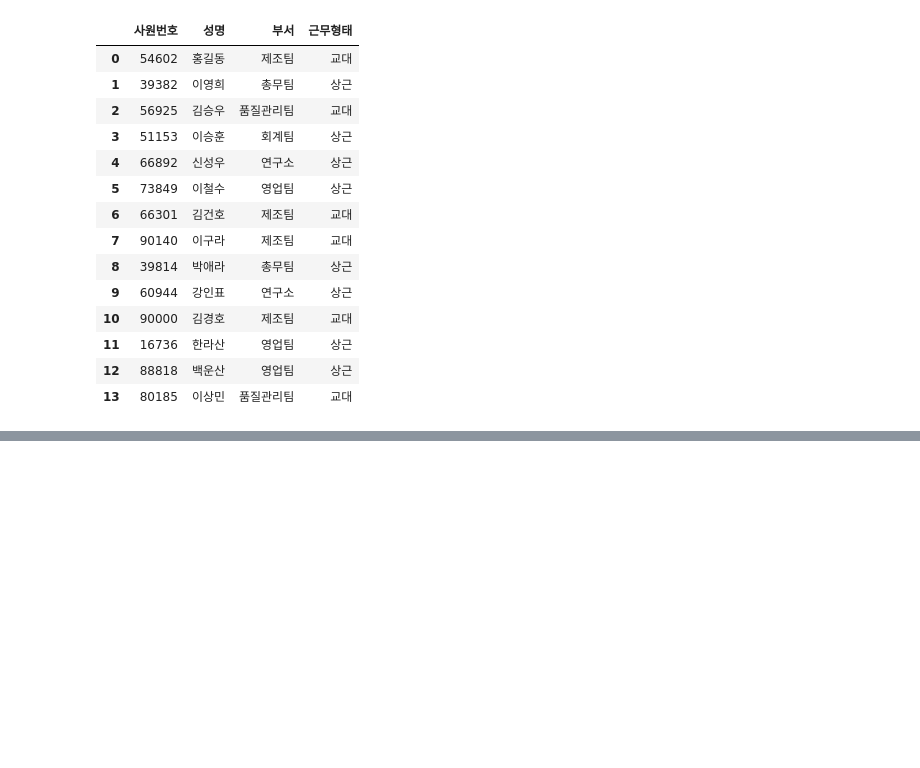
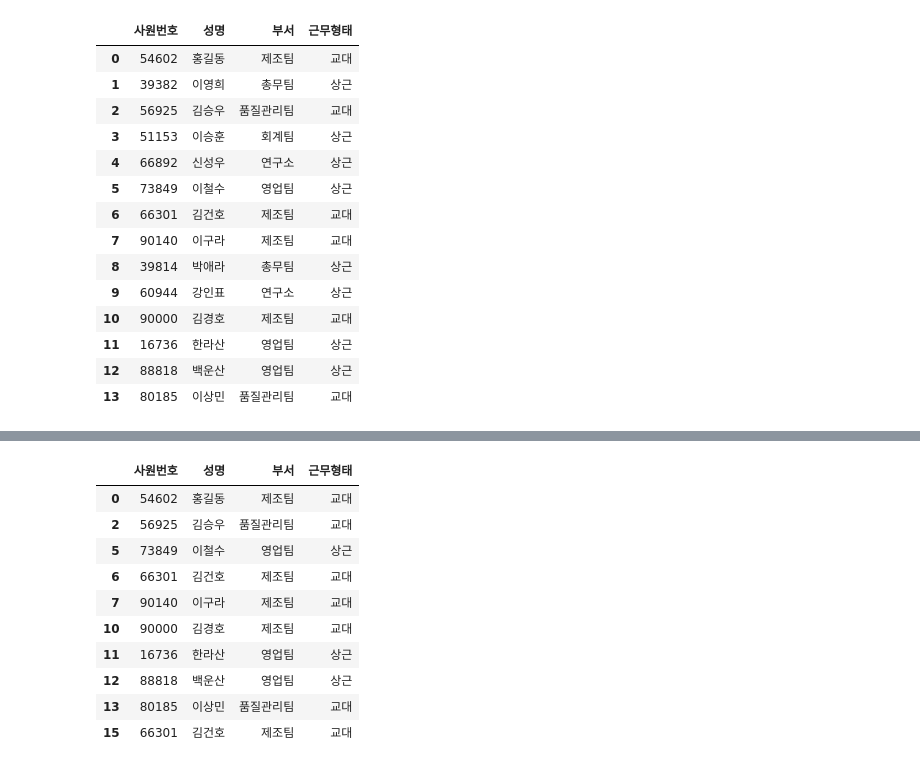
Before and after one commit to eunzzae/python_study, a Jupyter notebook: 230430_Python_연습_5.1 동적 배열 함수.ipynb, the cells around one changed output, grey strips where cells are left out. Saved outputs shown, nothing was run; the diff lists cells and outputs as text; code cells hidden in the pictures; blank space fills up the shorter version.

```diff
--- a/230430_Python_연습_5.1 동적 배열 함수.ipynb
+++ b/230430_Python_연습_5.1 동적 배열 함수.ipynb
@@ -292,0 +318,5 @@ work.drop_duplicates()
+# %%
+work=pd.read_excel(r"D:\works\source\chapter05\근무 유형.xlsx", sheet_name="Sheet1")
+w1=work.loc[work["부서"]=="제조팀"]
+w2=work.loc[work["근무형태"].isin(["상근"])]
+display(w1,w2)
@@ -292,0 +340,14 @@ work.drop_duplicates()
+# %%
+work.loc[(work["부서"]=="영업팀")|(work["근무형태"]=="교대")]
+# %% [output]
+|  | 사원번호 | 성명 | 부서 | 근무형태 |
+| 0 | 54602 | 홍길동 | 제조팀 | 교대 |
+| 2 | 56925 | 김승우 | 품질관리팀 | 교대 |
+| 5 | 73849 | 이철수 | 영업팀 | 상근 |
+| 6 | 66301 | 김건호 | 제조팀 | 교대 |
+| 7 | 90140 | 이구라 | 제조팀 | 교대 |
+| 10 | 90000 | 김경호 | 제조팀 | 교대 |
+| 11 | 16736 | 한라산 | 영업팀 | 상근 |
+| 12 | 88818 | 백운산 | 영업팀 | 상근 |
+| 13 | 80185 | 이상민 | 품질관리팀 | 교대 |
+| 15 | 66301 | 김건호 | 제조팀 | 교대 |
```
Also changed, not shown: parts of 5 cells of this notebook.
